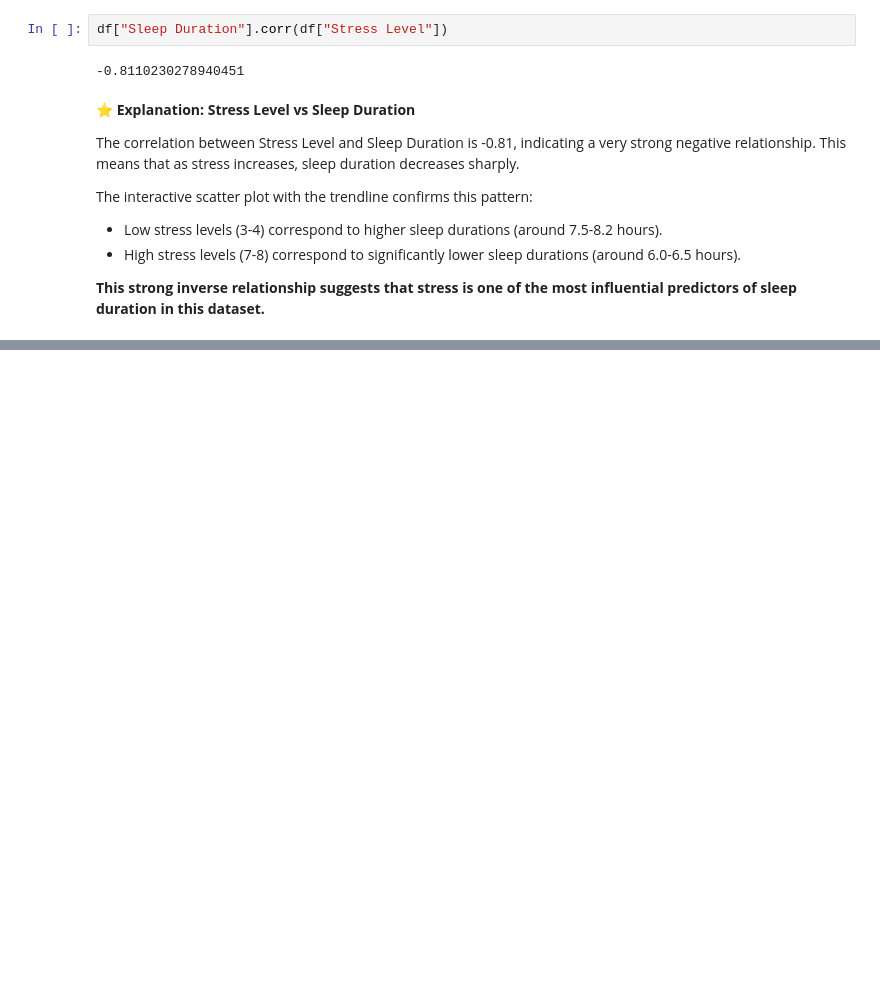
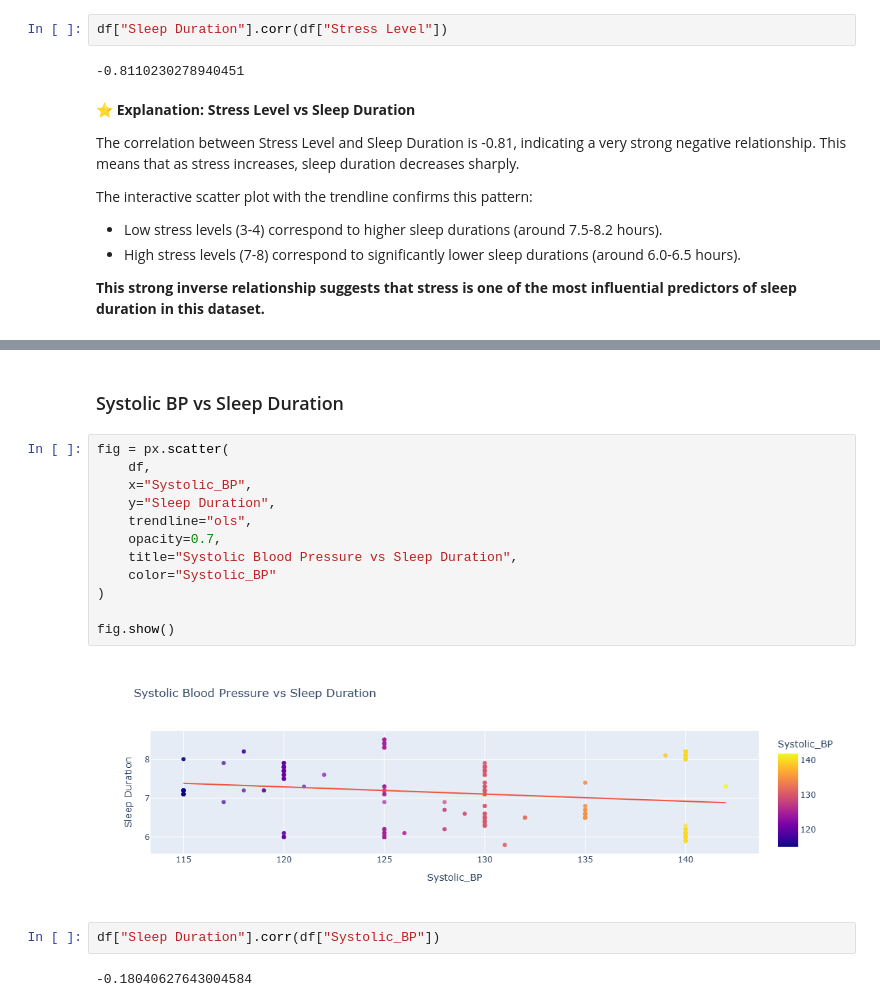
Before and after one commit to HermelaDev/Sleep-Health-Lifestyle-Machine-Learning, a Jupyter notebook: Untitled.ipynb, the cells around one changed output, grey strips where cells are left out. Saved outputs shown, nothing was run; the diff lists cells and outputs as text; blank space fills up the shorter version.

```diff
--- a/Untitled.ipynb
+++ b/Untitled.ipynb
@@ -486,0 +581,20 @@ The interactive scatter plot with the trendline confirms this pattern:
+# %% [markdown]
+### Systolic BP vs Sleep Duration
+# %%
+fig = px.scatter(
+    df,
+    x="Systolic_BP",
+    y="Sleep Duration",
+    trendline="ols",
+    opacity=0.7,
+    title="Systolic Blood Pressure vs Sleep Duration",
+    color="Systolic_BP"
+)
+
+fig.show()
+# %% [output]
+[figure, added]
+# %%
+df["Sleep Duration"].corr(df["Systolic_BP"])
+# %% [output]
+-0.18040627643004584
```
Also changed, not shown: parts of 80 cells of this notebook.
